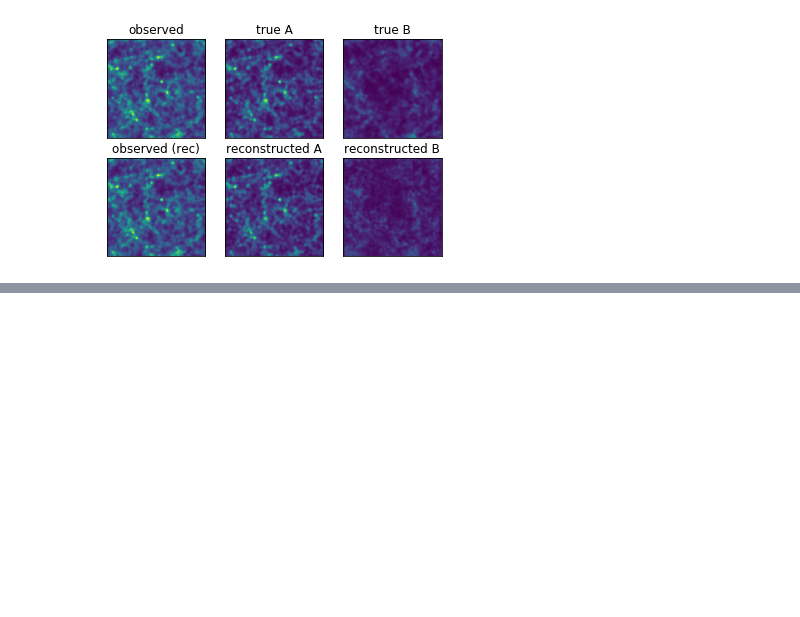
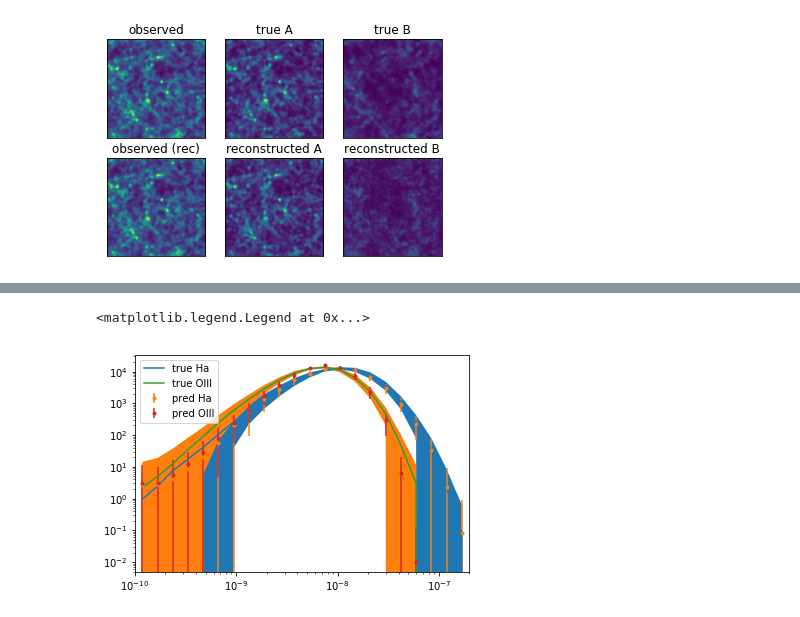
Before and after one commit to knmoriwaki/IM2IM, a Jupyter notebook: image/plot.ipynb, the cells around one changed output, grey strips where cells are left out. Saved outputs shown, nothing was run; the diff lists cells and outputs as text; code cells hidden in the pictures; blank space fills up the shorter version.

```diff
--- a/image/plot.ipynb
+++ b/image/plot.ipynb
@@ -83,0 +105,27 @@ plt.savefig("training_iter.png")
+# %%
+# probability distribution function
+
+plt.xscale("log")
+plt.yscale("log")
+plt.xlim([1e-10,2e-7])
+
+labels = [ "Ha", "OIII" ]
+snames = [ "z1.3_ha", "z2.0_oiii" ]
+
+for i, sname in enumerate(snames):
+    fname = f"../calculation/output/pdf_log_{sname}_{name}.txt"
+    data = np.loadtxt(fname)
+    x = data[:,0]
+    true = data[:,1]
+    s_true = data[:,2]
+    pred = data[:,3]
+    s_pred = data[:,4]
+
+    plt.plot(x, true, label=f"true {labels[i]}")
+    plt.fill_between(x, true+s_true, true-s_true)
+    plt.errorbar(x, pred, s_pred, fmt=".", label=f"pred {labels[i]}")
+
+plt.legend()
+# %% [output]
+<matplotlib.legend.Legend at 0x...>
+[figure, added]
```
Also changed, not shown: parts of 4 cells of this notebook, 21 other files.
